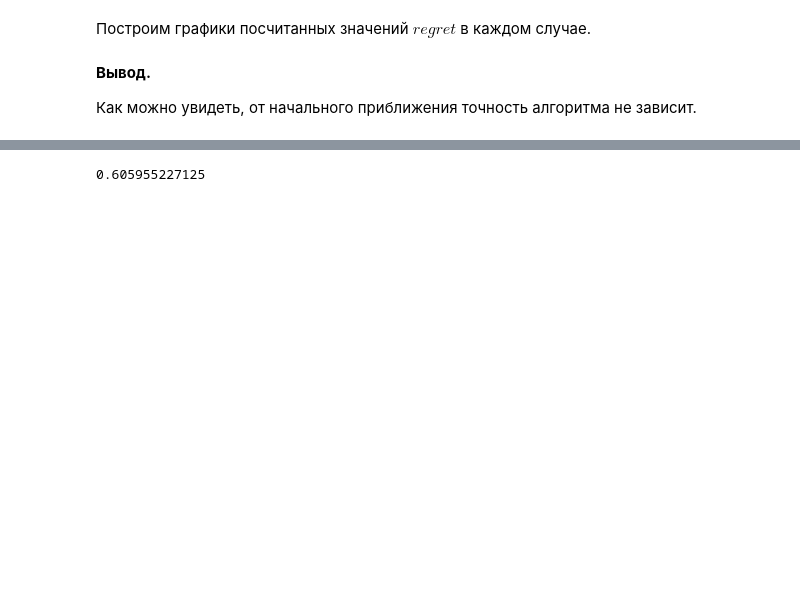
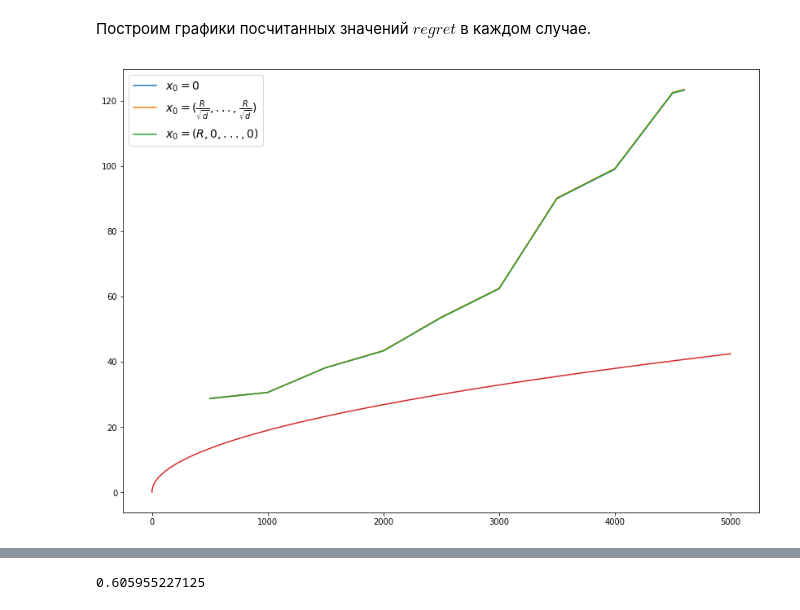
Before and after one commit to MikeLepekhin/Online-Convex-Optimisation, a Jupyter notebook: project.ipynb, the cells around one changed output, grey strips where cells are left out. Saved outputs shown, nothing was run; the diff lists cells and outputs as text; code cells hidden in the pictures; blank space fills up the shorter version.

Commit message:
regrets were calculated

```diff
--- a/project.ipynb
+++ b/project.ipynb
@@ -14,7 +14,7 @@ import cvxpy as cvx
 # %%
 spam_data = pd.read_csv('spambase.data', header=None)
 
-d = len(spam_data.columns) - 3
+d = 55
 spam_data.columns = np.arange(0, 58)
 print(d)
 spam_data.head()
@@ -77,7 +84,7 @@ def calc_opt_value(x_list, y_list):
     prob = cvx.Problem(cvx.Minimize(cvx.sum_squares(y_list - (x_list*w + M) / (2*M))),
                        [cvx.sum_squares(w) <= R**2])
 
-    result = prob.solve(solver=cvx.SCS, verbose=False, eps=0.1)
+    result = prob.solve(solver=cvx.SCS, verbose=False, eps=0.01)
     return result
 
 def calc_regret(cur_sum, x_list, y_list):
@@ -96,8 +103,8 @@ def online_gradient_descent(x0, T, regrets=None):
         x = new_x
         x_list.append(x)
         cur_sum += (y[t - 1] - (np.dot(X[t - 1], x) + M) / (2*M))**2
-        if not (regrets is None) and (t == T):
-            regrets.append(calc_regret(cur_sum, np.array(x_list), y[:t]))
+        if not (regrets is None) and ((t == T) or (t % 500 == 0)):
+            regrets.append((t, calc_regret(cur_sum, np.array(x_list), y[:t])))
         t += 1
     return x
 
@@ -106,14 +113,16 @@ def try_online_gd(x0):
     a = online_gradient_descent(x0, len(spam_data), regrets)
     dots = np.dot(X, a)
     predict = (np.sign(dots) + 1.0) / 2
+    regrets = np.array(regrets)
 
     success = len(predict[predict == y])
     print('accuracy: ', float(success) / len(spam_data))
-    print('regrets: ', regrets)
+    print('regrets: ', regrets[:, 1])
+    return (regrets[:, 0], regrets[:, 1])
 
-
-try_online_gd(np.zeros(d))
-#try_online_gd(np.ones(d) * R / (float(len(spam_data))**0.5))
-#try_online_gd(np.hstack(([R], np.zeros(d - 1))))
+regret_matr = []
+regret_matr.append(try_online_gd(np.zeros(d)))
+regret_matr.append(try_online_gd(np.ones(d) * R / (float(d)**0.5)))
+regret_matr.append(try_online_gd(np.hstack(([R], np.zeros(d - 1)))))
 # %% [output]
 ('accuracy: ', 0.6059552271245382)
@@ -121,6 +140,19 @@ try_online_gd(np.zeros(d))
 # %% [markdown]
 Построим графики посчитанных значений $regret$ в каждом случае.
-# %% [markdown]
-**Вывод.**
-
-Как можно увидеть, от начального приближения точность алгоритма не зависит.
+# %%
+def plot_gd_regrets(regrets, labels=['$x_0=0$',
+                                  '$x_0=(\\frac{R}{\\sqrt{d}}, ..., \\frac{R}{\\sqrt{d}})$',
+                                  '$x_0=(R, 0, ..., 0)$']):
+    plt.figure(figsize=(14, 10))
+    for (regret, label) in zip(regrets, labels):
+        plt.plot(regret[0], regret[1], label=label)
+
+    grid = np.linspace(0, 5000, 100000)
+    plt.plot(grid, 3.0*D*G*(grid**0.5))
+
+    plt.legend(fontsize=14)
+    plt.show()
+
+plot_gd_regrets(np.array(regret_matr))
+# %% [output]
+[figure, added]
```
Also changed, not shown: parts of 6 cells of this notebook, 2 other files.
